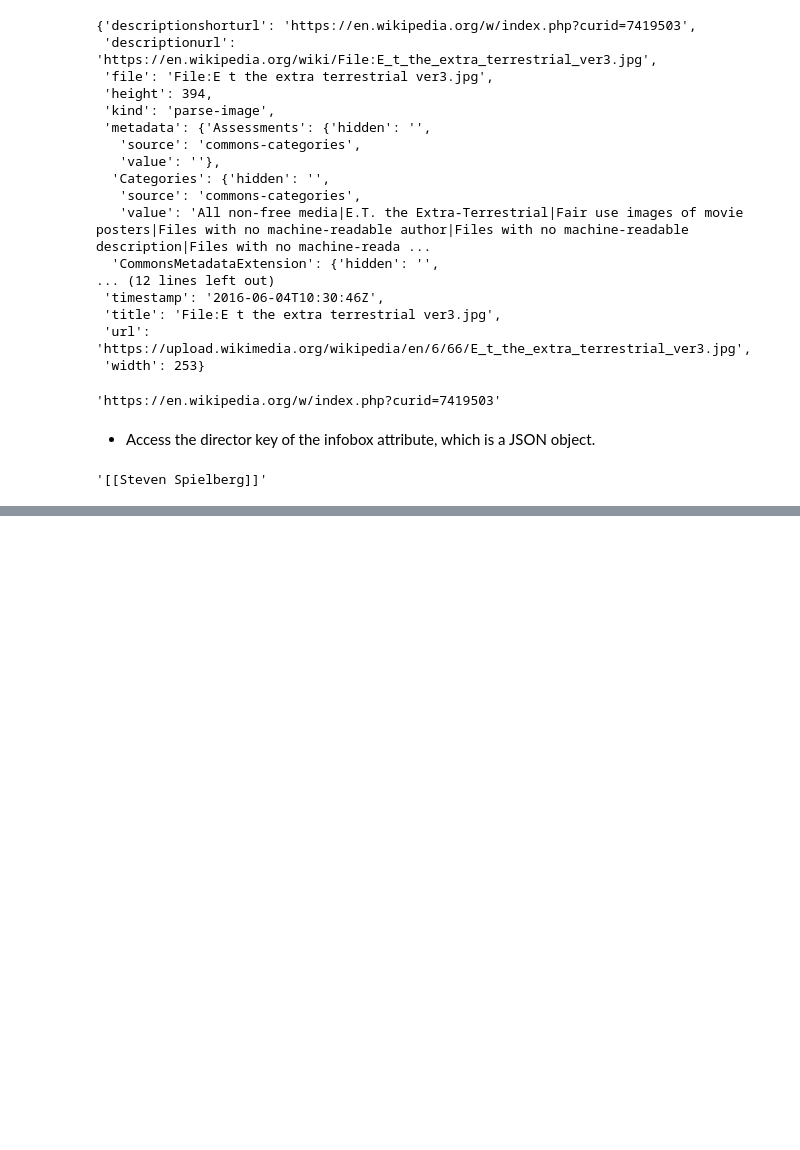
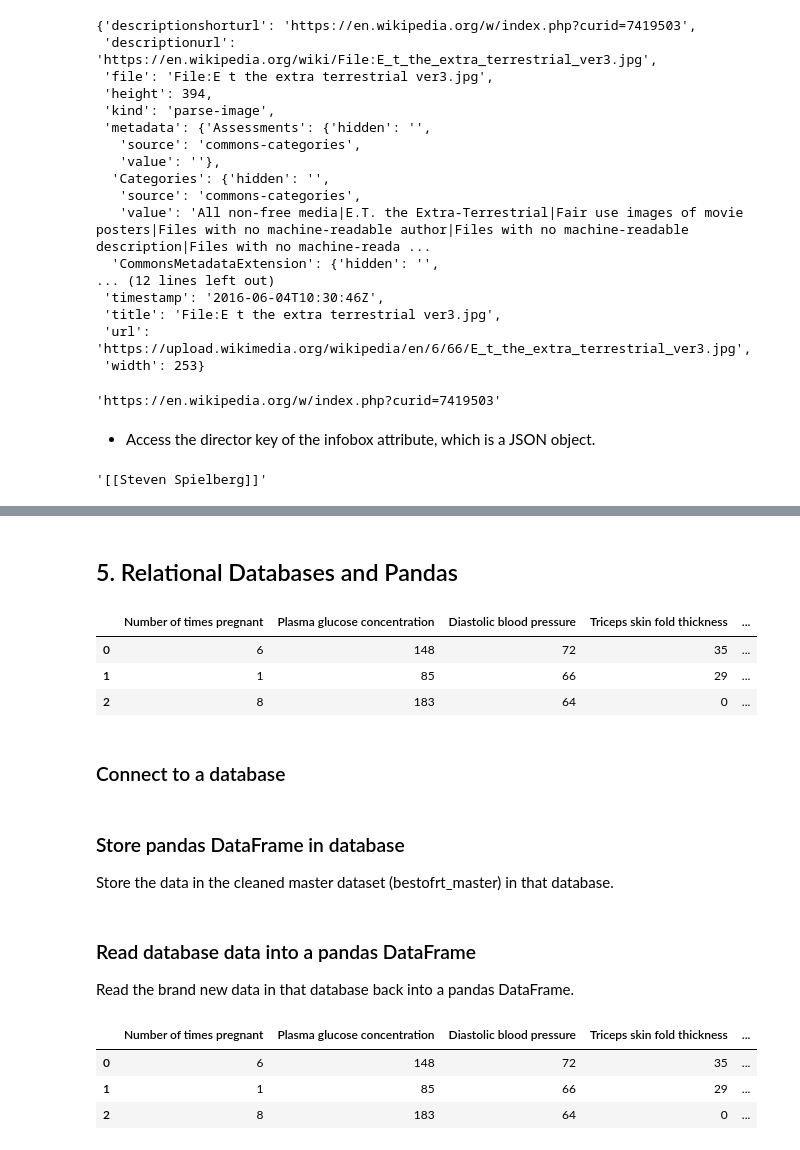
Before and after one commit to freena22/Data-Wrangling, a Jupyter notebook: Web_Scraping_1.ipynb, the cells around one changed output, grey strips where cells are left out. Saved outputs shown, nothing was run; the diff lists cells and outputs as text; code cells hidden in the pictures; blank space fills up the shorter version.

```diff
--- a/Web_Scraping_1.ipynb
+++ b/Web_Scraping_1.ipynb
@@ -315,0 +537,13 @@ page.data['infobox']['director']
+# %% [markdown]
+## 5. Relational Databases and Pandas
+# %%
+df = pd.read_csv('pima-indians-diabetes.csv')
+# %%
+df.head(3)
+# %% [output]
+|  | Number of times pregnant | Plasma glucose concentration | Diastolic blood pressure | Triceps skin fold thickness | ... |
+| 0 | 6 | 148 | 72 | 35 | ... |
+| 1 | 1 | 85 | 66 | 29 | ... |
+| 2 | 8 | 183 | 64 | 0 | ... |
+# %% [markdown]
+###  Connect to a database
@@ -315,0 +556,3 @@ page.data['infobox']['director']
+# %% [markdown]
+###  Store pandas DataFrame in database
+Store the data in the cleaned master dataset (bestofrt_master) in that database.
@@ -315,0 +563,3 @@ page.data['infobox']['director']
+# %% [markdown]
+### Read database data into a pandas DataFrame
+Read the brand new data in that database back into a pandas DataFrame.
@@ -315,0 +568,7 @@ page.data['infobox']['director']
+# %%
+df_gather.head(3)
+# %% [output]
+|  | Number of times pregnant | Plasma glucose concentration | Diastolic blood pressure | Triceps skin fold thickness | ... |
+| 0 | 6 | 148 | 72 | 35 | ... |
+| 1 | 1 | 85 | 66 | 29 | ... |
+| 2 | 8 | 183 | 64 | 0 | ... |
```
Also changed, not shown: parts of 12 cells of this notebook.
